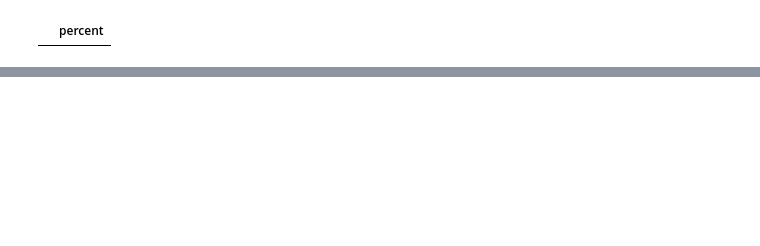
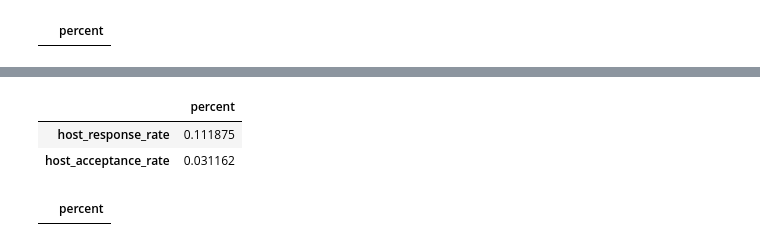
Before and after one commit to CraigBentzen/Airbnb_Capstone, a Jupyter notebook: Data_Wrangling/Data_Wrangling.ipynb, the cells around one changed output, grey strips where cells are left out. Cells and saved outputs as stored; diff of their text form; code cells hidden in the pictures; blank space fills up the shorter version.

```diff
--- a/Data_Wrangling/Data_Wrangling.ipynb
+++ b/Data_Wrangling/Data_Wrangling.ipynb
@@ -301,0 +314,16 @@ df_combined.head()
+# %%
+df['amenity_count'] = df['amenities'].str.count(",")
+# %%
+df['description_count'] = df['description'].str.count(" ")
+# %%
+df['house_rules_count'] = df['house_rules'].str.count(" ")
+# %%
+df['host_about_count'] = df['host_about'].str.count(" ")
+# %%
+nas=pd.DataFrame(df.isnull().sum().sort_values(ascending=False)/len(df),columns = ['percent'])
+pos = nas['percent'] > 0
+nas[pos]
+# %% [output]
+|  | percent |
+| host_response_rate | 0.111875 |
+| host_acceptance_rate | 0.031162 |
@@ -301,0 +334,6 @@ df_combined.head()
+# %%
+nas=pd.DataFrame(df.isnull().sum().sort_values(ascending=False)/len(df),columns = ['percent'])
+pos = nas['percent'] > 0
+nas[pos]
+# %% [output]
+|  | percent |
```
Also changed, not shown: parts of 71 cells of this notebook.
